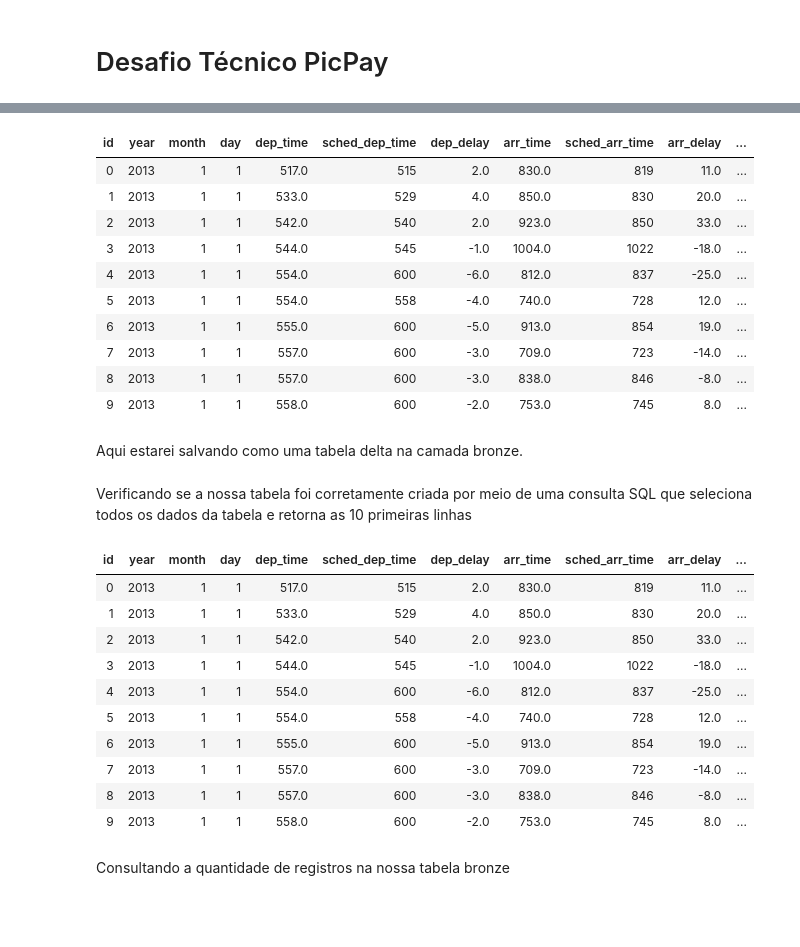
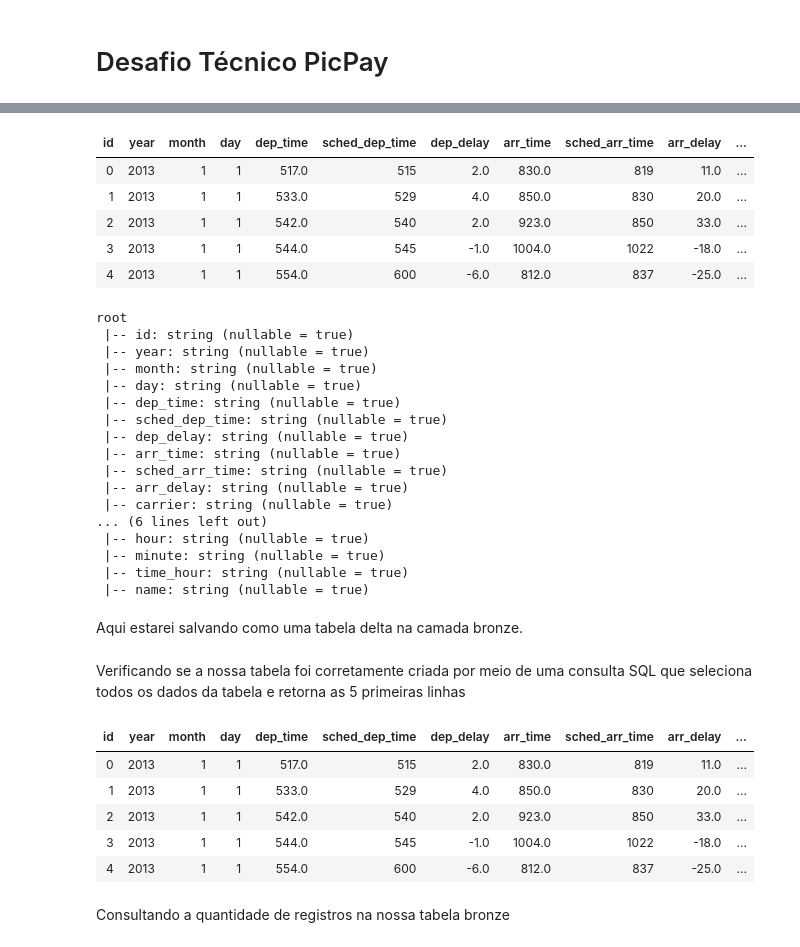
Before and after one commit to lucassiro/case-machine-learning-engineer-pleno, a Jupyter notebook: notebook/Notebook.ipynb, the cells around one changed output, grey strips where cells are left out. Drawn from its saved outputs; the diff is of its cells as text; code cells hidden in the pictures; blank space fills up the shorter version.

```diff
--- a/notebook/Notebook.ipynb
+++ b/notebook/Notebook.ipynb
@@ -45,33 +46,48 @@ A arquitetura usada aqui é a [arquitetura medallion](https://www.databricks.com
 # %%
 # File location and type
 file_location = "/FileStore/tables/airports_database.csv"
 file_type = "csv"
 
 # CSV options
 infer_schema = "false"
 first_row_is_header = "true"
 delimiter = ","
 
 # The applied options are for CSV files. For other file types, these will be ignored.
 df = spark.read.format(file_type) \
   .option("inferSchema", infer_schema) \
   .option("header", first_row_is_header) \
   .option("sep", delimiter) \
   .load(file_location)
 
-df.limit(10).display()
+df.limit(5).display()
 # %% [output]
 | id | year | month | day | dep_time | sched_dep_time | dep_delay | arr_time | sched_arr_time | arr_delay | ... |
 | 0 | 2013 | 1 | 1 | 517.0 | 515 | 2.0 | 830.0 | 819 | 11.0 | ... |
 | 1 | 2013 | 1 | 1 | 533.0 | 529 | 4.0 | 850.0 | 830 | 20.0 | ... |
 | 2 | 2013 | 1 | 1 | 542.0 | 540 | 2.0 | 923.0 | 850 | 33.0 | ... |
 | 3 | 2013 | 1 | 1 | 544.0 | 545 | -1.0 | 1004.0 | 1022 | -18.0 | ... |
 | 4 | 2013 | 1 | 1 | 554.0 | 600 | -6.0 | 812.0 | 837 | -25.0 | ... |
-| 5 | 2013 | 1 | 1 | 554.0 | 558 | -4.0 | 740.0 | 728 | 12.0 | ... |
-| 6 | 2013 | 1 | 1 | 555.0 | 600 | -5.0 | 913.0 | 854 | 19.0 | ... |
-| 7 | 2013 | 1 | 1 | 557.0 | 600 | -3.0 | 709.0 | 723 | -14.0 | ... |
-| 8 | 2013 | 1 | 1 | 557.0 | 600 | -3.0 | 838.0 | 846 | -8.0 | ... |
-| 9 | 2013 | 1 | 1 | 558.0 | 600 | -2.0 | 753.0 | 745 | 8.0 | ... |
+# %%
+df.printSchema()
+# %% [output]
+root
+ |-- id: string (nullable = true)
+ |-- year: string (nullable = true)
+ |-- month: string (nullable = true)
+ |-- day: string (nullable = true)
+ |-- dep_time: string (nullable = true)
+ |-- sched_dep_time: string (nullable = true)
+ |-- dep_delay: string (nullable = true)
+ |-- arr_time: string (nullable = true)
+ |-- sched_arr_time: string (nullable = true)
+ |-- arr_delay: string (nullable = true)
+ |-- carrier: string (nullable = true)
+... (6 lines left out)
+ |-- hour: string (nullable = true)
+ |-- minute: string (nullable = true)
+ |-- time_hour: string (nullable = true)
+ |-- name: string (nullable = true)
 # %% [markdown]
 Aqui estarei salvando como uma tabela delta na camada bronze.
 # %%
@@ -81,10 +97,10 @@ df.write \
   .option("overwriteSchema", "true") \
   .saveAsTable("bronze_airports_database")
 # %% [markdown]
-Verificando se a nossa tabela foi corretamente criada por meio de uma consulta SQL que seleciona todos os dados da tabela e retorna as 10 primeiras linhas
+Verificando se a nossa tabela foi corretamente criada por meio de uma consulta SQL que seleciona todos os dados da tabela e retorna as 5 primeiras linhas
 # %%
 %sql
-SELECT * FROM `bronze_airports_database` LIMIT 10;
+SELECT * FROM `bronze_airports_database` LIMIT 5;
 # %% [output]
 | id | year | month | day | dep_time | sched_dep_time | dep_delay | arr_time | sched_arr_time | arr_delay | ... |
 | 0 | 2013 | 1 | 1 | 517.0 | 515 | 2.0 | 830.0 | 819 | 11.0 | ... |
@@ -92,11 +108,6 @@ SELECT * FROM `bronze_airports_database` LIMIT 10;
 | 2 | 2013 | 1 | 1 | 542.0 | 540 | 2.0 | 923.0 | 850 | 33.0 | ... |
 | 3 | 2013 | 1 | 1 | 544.0 | 545 | -1.0 | 1004.0 | 1022 | -18.0 | ... |
 | 4 | 2013 | 1 | 1 | 554.0 | 600 | -6.0 | 812.0 | 837 | -25.0 | ... |
-| 5 | 2013 | 1 | 1 | 554.0 | 558 | -4.0 | 740.0 | 728 | 12.0 | ... |
-| 6 | 2013 | 1 | 1 | 555.0 | 600 | -5.0 | 913.0 | 854 | 19.0 | ... |
-| 7 | 2013 | 1 | 1 | 557.0 | 600 | -3.0 | 709.0 | 723 | -14.0 | ... |
-| 8 | 2013 | 1 | 1 | 557.0 | 600 | -3.0 | 838.0 | 846 | -8.0 | ... |
-| 9 | 2013 | 1 | 1 | 558.0 | 600 | -2.0 | 753.0 | 745 | 8.0 | ... |
 # %% [markdown]
 Consultando a quantidade de registros na nossa tabela bronze
 # %%
```
Also changed, not shown: parts of 56 cells of this notebook.
